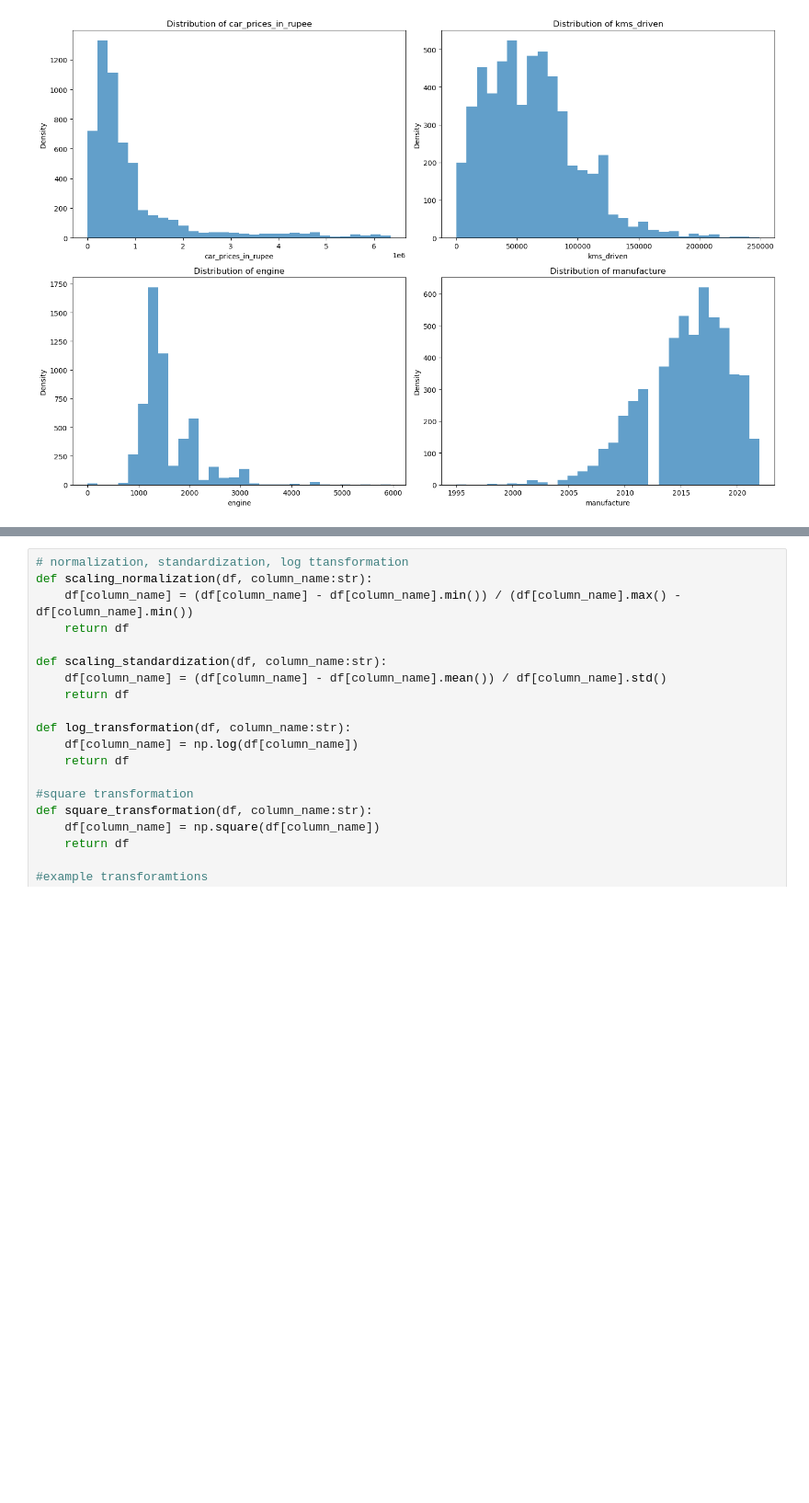
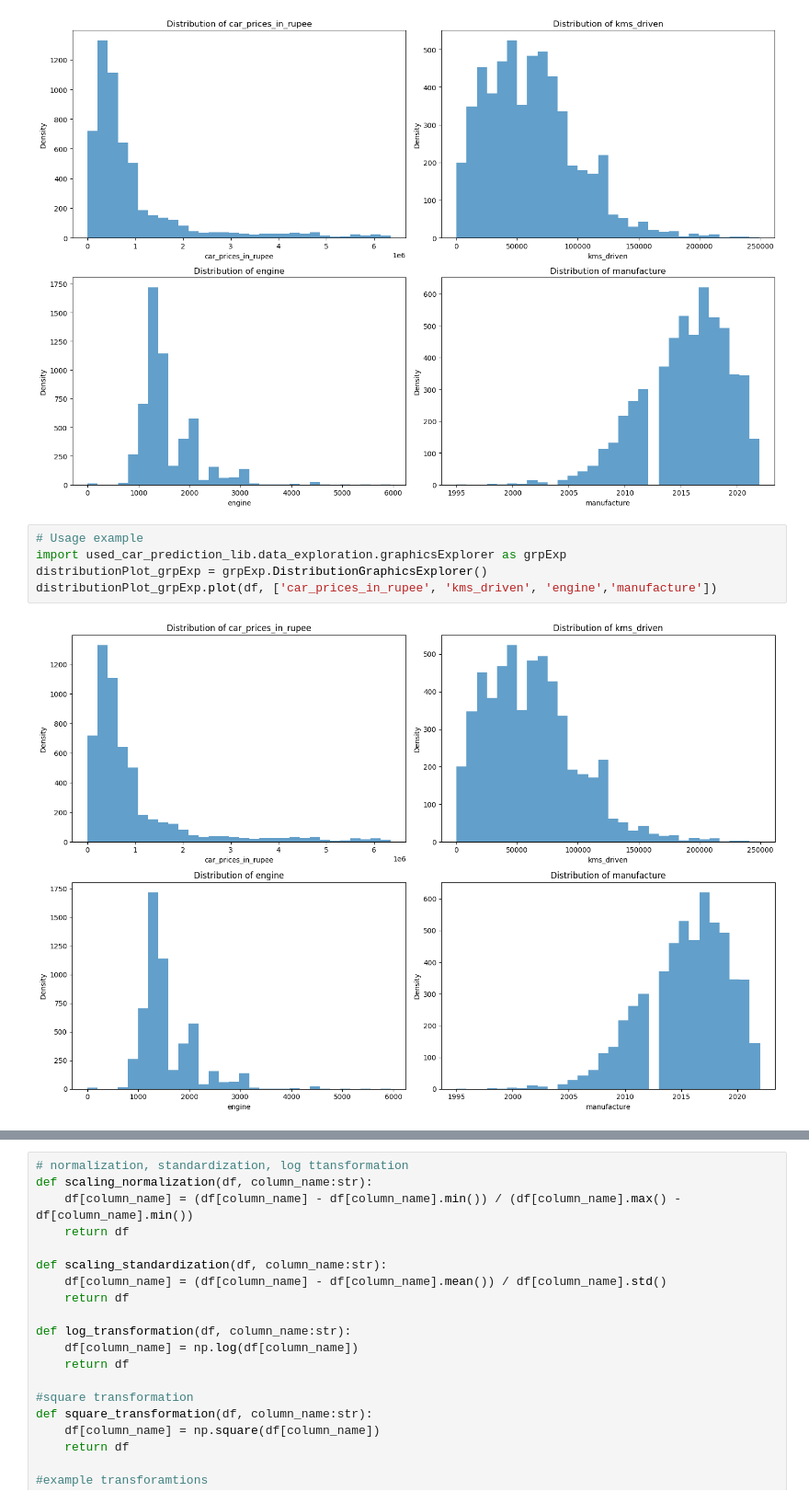
Before and after one commit to monbiote/India_Used_Car_Price_Predictor, a Jupyter notebook: Refactory Computing_Final.ipynb, the cells around one changed output, grey strips where cells are left out. Shown at 92% size. Drawn from its saved outputs; the diff is of its cells as text; blank space fills up the shorter version.

```diff
--- a/Refactory Computing_Final.ipynb
+++ b/Refactory Computing_Final.ipynb
@@ -766,4 +867,11 @@ def plot_distribution(df, columns):
 plot_distribution(df, ['car_prices_in_rupee', 'kms_driven', 'engine','manufacture'])
 # %% [output]
 [figure]
+# %%
+# Usage example
+import used_car_prediction_lib.data_exploration.graphicsExplorer as grpExp
+distributionPlot_grpExp = grpExp.DistributionGraphicsExplorer()
+distributionPlot_grpExp.plot(df, ['car_prices_in_rupee', 'kms_driven', 'engine','manufacture'])
+# %% [output]
+[figure, added]
 # %% [markdown]
```
Also changed, not shown: parts of 26 cells of this notebook, 10 other files.
